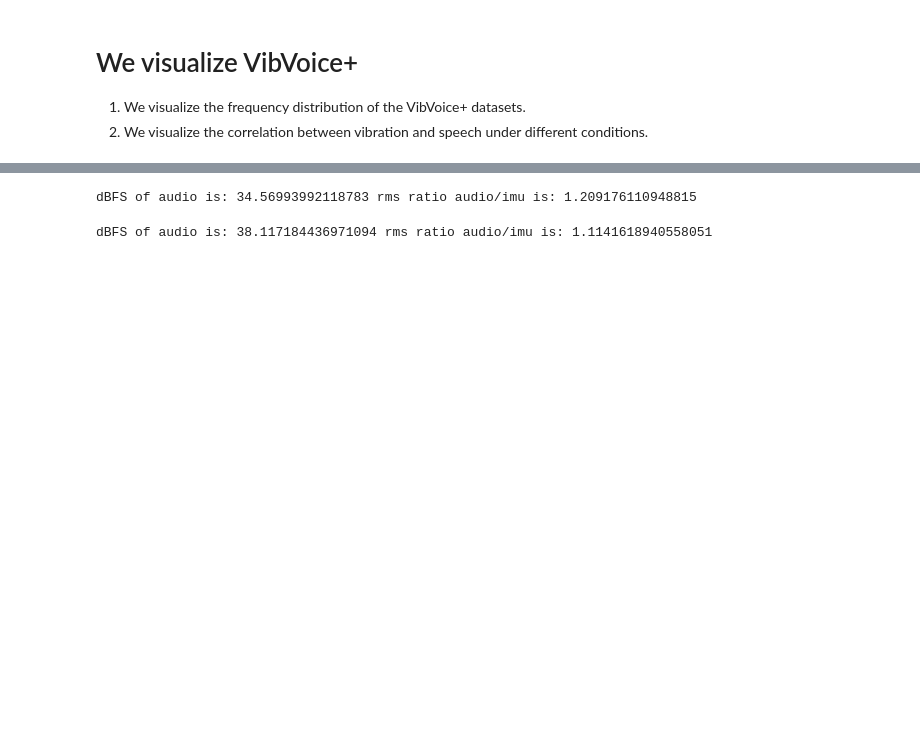
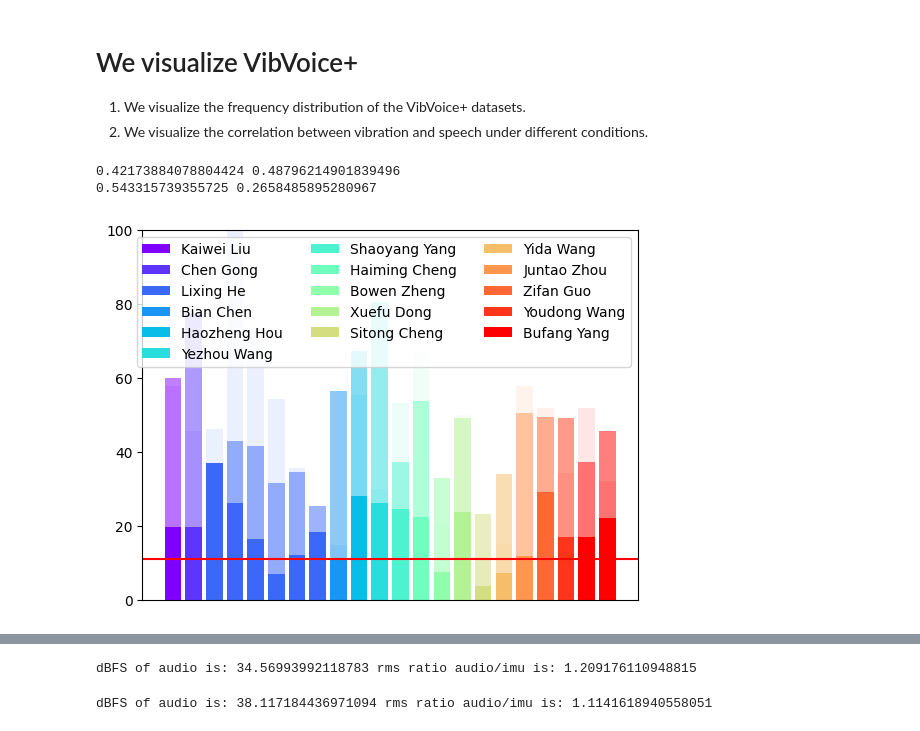
Before and after one commit to CUHK-AIoT-Sensing/Earable, a Jupyter notebook: vibvoice+/figure.ipynb, the cells around one changed output, grey strips where cells are left out. Saved outputs shown, nothing was run; the diff lists cells and outputs as text; code cells hidden in the pictures; blank space fills up the shorter version.

```diff
--- a/vibvoice+/figure.ipynb
+++ b/vibvoice+/figure.ipynb
@@ -25,3 +25,41 @@ def improvement_ratio(cer1, cer2):
     for cer1_, cer2_ in zip(cer1.values(), cer2.values()):
         ratios.append((cer1_ - cer2_) / cer1_)
     return np.mean(ratios), np.std(ratios)
+# %%
+import pickle
+mic_raw = pickle.load(open('mic_raw.pkl', 'rb'))
+vib_raw = pickle.load(open('vib_raw.pkl', 'rb'))
+vibvoice = pickle.load(open('saved_dict.pkl', 'rb'))
+average_improve, std_improve = improvement_ratio(mic_raw, vibvoice)
+print(average_improve, std_improve)
+average_improve, std_improve = improvement_ratio(vib_raw, vibvoice)
+print(average_improve, std_improve)
+
+inp = organize_dict(mic_raw)
+baseline = organize_dict(vib_raw)
+vibvoice = organize_dict(vibvoice)
+speaker = ''
+dates = []
+j = 0
+from matplotlib.pyplot import cm
+color = cm.rainbow(np.linspace(0, 1, len(vibvoice.keys())))
+color_light = color
+color_light[:, -1] = 1
+for i, speaker in enumerate(vibvoice.keys()):
+    dates = inp[speaker].keys()
+    cer = list(inp[speaker].values())
+    plt.bar(range(j, j+len(dates)), cer, color=color[i] + np.array([0, 0, 0, -0.9]))
+    cer_baseline = baseline[speaker].values()
+    plt.bar(range(j, j+len(dates)), cer_baseline, color=color[i] + np.array([0, 0, 0, -0.5]))
+    cer_vib = vibvoice[speaker].values()
+    plt.bar(range(j, j+len(dates)), cer_vib, color=color[i], label=speaker)
+    j += len(dates)
+plt.axhline(y=11, color='r', linestyle='-')
+plt.ylim(0, 100)
+plt.legend(ncol=3)
+plt.xticks([])
+plt.show()
+# %% [output]
+0.42173884078804424 0.48796214901839496
+0.543315739355725 0.2658485895280967
+[figure, added]
```
Also changed, not shown: parts of 2 cells of this notebook, 26 other files.
